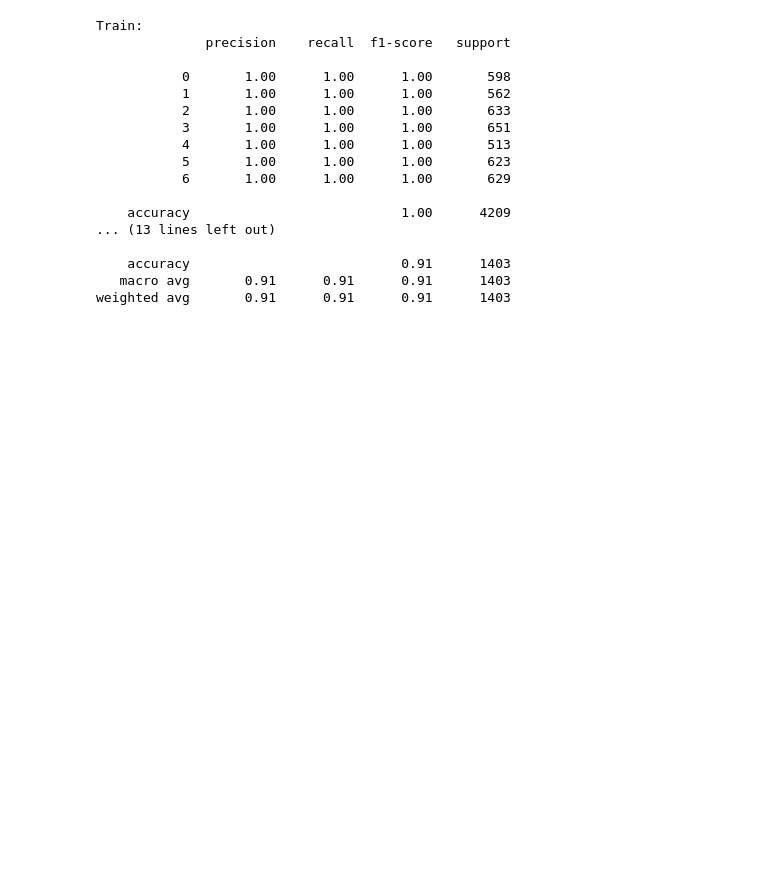
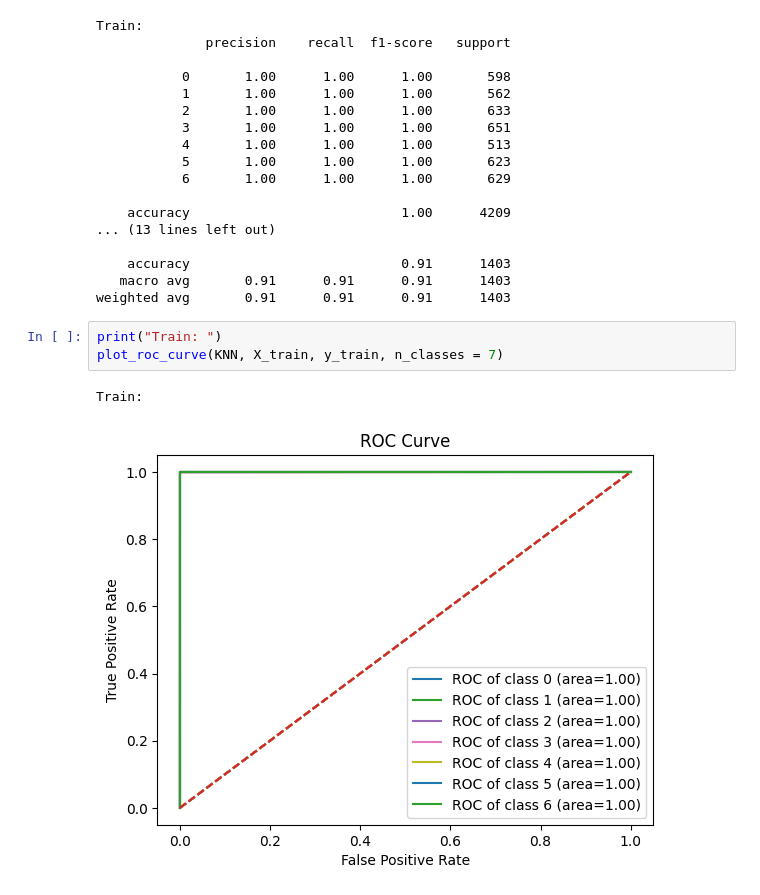
Before and after one commit to AliAkhgari/Iranian-Traditional-Music-Dastgah-Classifier, a Jupyter notebook: learning.ipynb, the cells around one changed output. Saved outputs shown, nothing was run; the diff lists cells and outputs as text; blank space fills up the shorter version.

```diff
--- a/learning.ipynb
+++ b/learning.ipynb
@@ -98,3 +130,9 @@ Train:
     accuracy                           0.91      1403
    macro avg       0.91      0.91      0.91      1403
 weighted avg       0.91      0.91      0.91      1403
+# %%
+print("Train: ")
+plot_roc_curve(KNN, X_train, y_train, n_classes = 7)
+# %% [output]
+Train:
+[figure, added]
```
Also changed, not shown: parts of 8 cells of this notebook.
